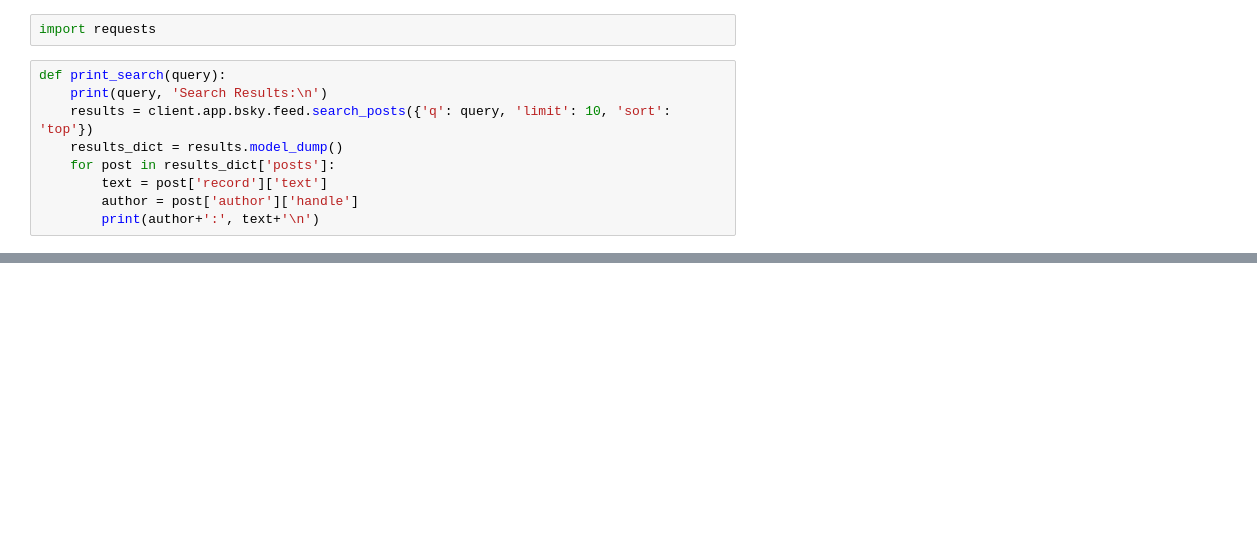
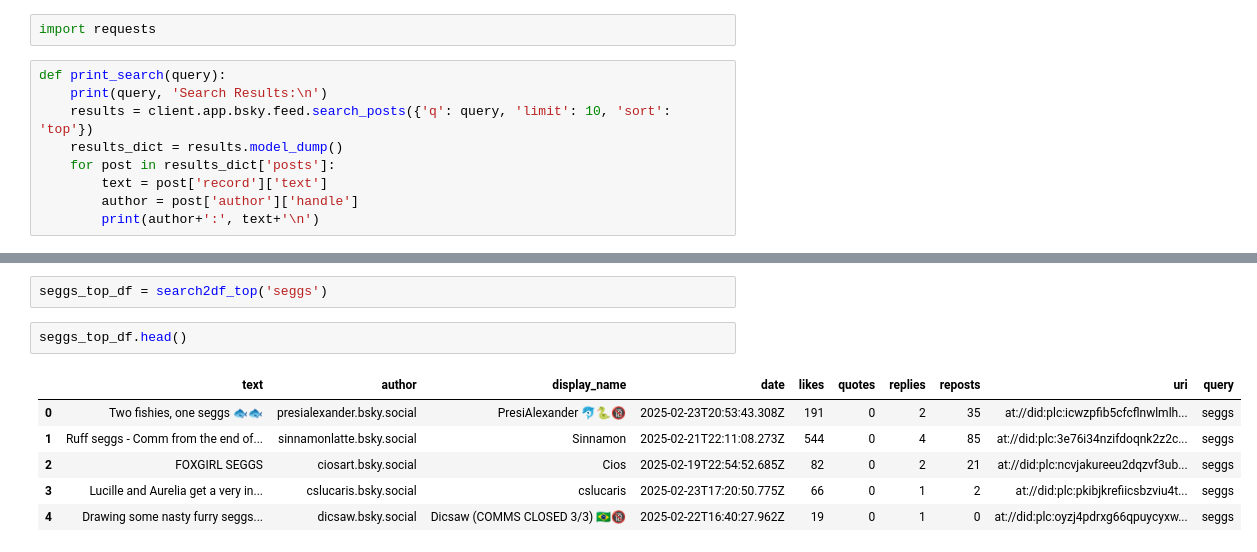
Before and after one commit to Data-Science-for-Linguists-2025/Algospeak-on-Bluesky, a Jupyter notebook: getting_bsky_data.ipynb, the cells around one changed output, grey strips where cells are left out. Cells and saved outputs as stored; diff of their text form; blank space fills up the shorter version.

```diff
--- a/getting_bsky_data.ipynb
+++ b/getting_bsky_data.ipynb
@@ -137,0 +146,11 @@ unalive_top_df
+# %%
+seggs_top_df = search2df_top('seggs')
+# %%
+seggs_top_df.head()
+# %% [output]
+|  | text | author | display_name | date | likes | quotes | replies | reposts | uri | query |
+| 0 | Two fishies, one seggs 🐟🐟 | presialexander.bsky.social | PresiAlexander 🐬🐍🔞 | 2025-02-23T20:53:43.308Z | 191 | 0 | 2 | 35 | at://did:plc:icwzpfib5cfcflnwlmlh... | seggs |
+| 1 | Ruff seggs - Comm from the end of... | sinnamonlatte.bsky.social | Sinnamon | 2025-02-21T22:11:08.273Z | 544 | 0 | 4 | 85 | at://did:plc:3e76i34nzifdoqnk2z2c... | seggs |
+| 2 | FOXGIRL SEGGS | ciosart.bsky.social | Cios | 2025-02-19T22:54:52.685Z | 82 | 0 | 2 | 21 | at://did:plc:ncvjakureeu2dqzvf3ub... | seggs |
+| 3 | Lucille and Aurelia get a very in... | cslucaris.bsky.social | cslucaris | 2025-02-23T17:20:50.775Z | 66 | 0 | 1 | 2 | at://did:plc:pkibjkrefiicsbzviu4t... | seggs |
+| 4 | Drawing some nasty furry seggs... | dicsaw.bsky.social | Dicsaw (COMMS CLOSED 3/3) 🇧🇷🔞 | 2025-02-22T16:40:27.962Z | 19 | 0 | 1 | 0 | at://did:plc:oyzj4pdrxg66qpuycyxw... | seggs |
```
Also changed, not shown: parts of 21 cells of this notebook, 1 other file.
